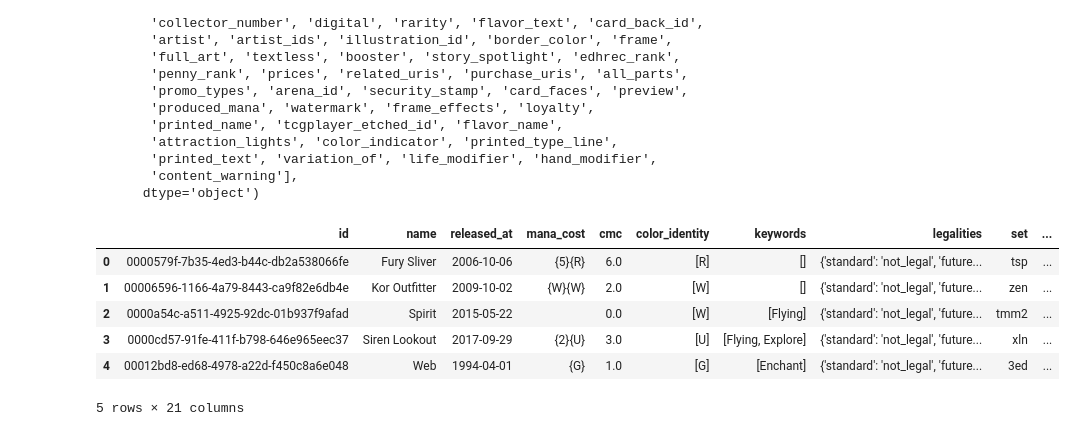
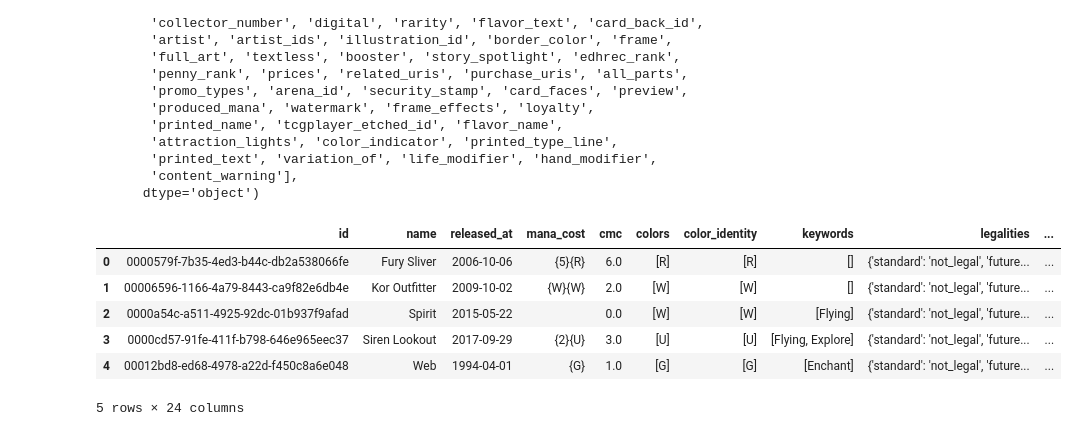
Before and after one commit to brunoopinheiro/ada-data-science-project-ii, a Jupyter notebook: data_consistency_analysis.ipynb, the cells around one changed output. Saved outputs shown, nothing was run; the diff lists cells and outputs as text; code cells hidden in the pictures.

Commit message:
feat: data analysis and cleaning

```diff
--- a/data_consistency_analysis.ipynb
+++ b/data_consistency_analysis.ipynb
@@ -39,16 +39,41 @@ Index(['object', 'id', 'oracle_id', 'multiverse_ids', 'mtgo_id',
        'content_warning'],
       dtype='object')
 # %%
-data_significant_columns = ['id', 'name', 'released_at', 'mana_cost', 'cmc', 'color_identity', 'keywords', 'legalities', 'set', 'set_name', 'rarity', 'type_line', 'oracle_text', 'flavor_text', 'edhrec_rank', 'produced_mana', 'loyalty', 'printed_name', 'flavor_name', 'life_modifier', 'hand_modifier']
+data_significant_columns = [
+    "id",
+    "name",
+    "released_at",
+    "mana_cost",
+    "cmc",
+    "colors",
+    "color_identity",
+    "keywords",
+    "legalities",
+    "set",
+    "set_name",
+    "rarity",
+    "power",
+    "toughness",
+    "type_line",
+    "oracle_text",
+    "flavor_text",
+    "edhrec_rank",
+    "produced_mana",
+    "loyalty",
+    "printed_name",
+    "flavor_name",
+    "life_modifier",
+    "hand_modifier",
+]
 
 subset = mtg_dataset[data_significant_columns]
 
 (subset.head())
 # %% [output]
-|  | id | name | released_at | mana_cost | cmc | color_identity | keywords | legalities | set | ... |
-| 0 | 0000579f-7b35-4ed3-b44c-db2a538066fe | Fury Sliver | 2006-10-06 | {5}{R} | 6.0 | [R] | [] | {'standard': 'not_legal', 'future... | tsp | ... |
-| 1 | 00006596-1166-4a79-8443-ca9f82e6db4e | Kor Outfitter | 2009-10-02 | {W}{W} | 2.0 | [W] | [] | {'standard': 'not_legal', 'future... | zen | ... |
-| 2 | 0000a54c-a511-4925-92dc-01b937f9afad | Spirit | 2015-05-22 |  | 0.0 | [W] | [Flying] | {'standard': 'not_legal', 'future... | tmm2 | ... |
-| 3 | 0000cd57-91fe-411f-b798-646e965eec37 | Siren Lookout | 2017-09-29 | {2}{U} | 3.0 | [U] | [Flying, Explore] | {'standard': 'not_legal', 'future... | xln | ... |
-| 4 | 00012bd8-ed68-4978-a22d-f450c8a6e048 | Web | 1994-04-01 | {G} | 1.0 | [G] | [Enchant] | {'standard': 'not_legal', 'future... | 3ed | ... |
+|  | id | name | released_at | mana_cost | cmc | colors | color_identity | keywords | legalities | ... |
+| 0 | 0000579f-7b35-4ed3-b44c-db2a538066fe | Fury Sliver | 2006-10-06 | {5}{R} | 6.0 | [R] | [R] | [] | {'standard': 'not_legal', 'future... | ... |
+| 1 | 00006596-1166-4a79-8443-ca9f82e6db4e | Kor Outfitter | 2009-10-02 | {W}{W} | 2.0 | [W] | [W] | [] | {'standard': 'not_legal', 'future... | ... |
+| 2 | 0000a54c-a511-4925-92dc-01b937f9afad | Spirit | 2015-05-22 |  | 0.0 | [W] | [W] | [Flying] | {'standard': 'not_legal', 'future... | ... |
+| 3 | 0000cd57-91fe-411f-b798-646e965eec37 | Siren Lookout | 2017-09-29 | {2}{U} | 3.0 | [U] | [U] | [Flying, Explore] | {'standard': 'not_legal', 'future... | ... |
+| 4 | 00012bd8-ed68-4978-a22d-f450c8a6e048 | Web | 1994-04-01 | {G} | 1.0 | [G] | [G] | [Enchant] | {'standard': 'not_legal', 'future... | ... |
-5 rows × 21 columns
+5 rows × 24 columns
```
Also changed, not shown: parts of 11 cells of this notebook, 1 other file.
